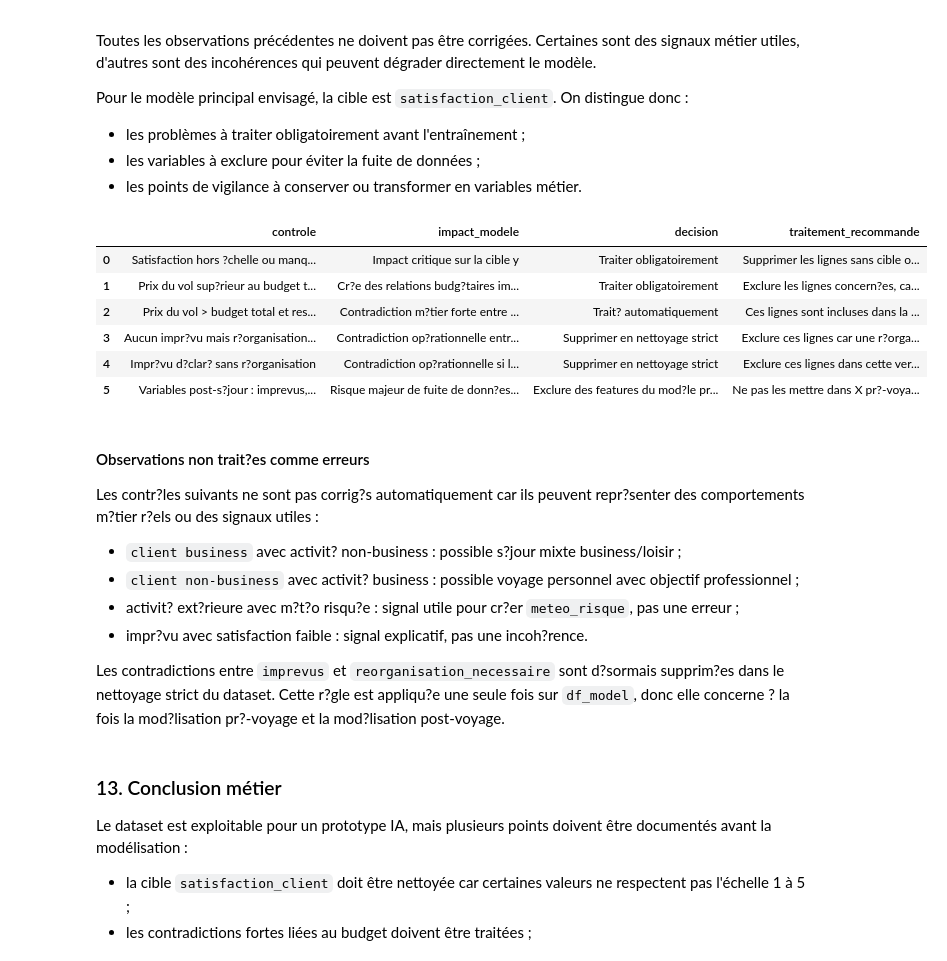
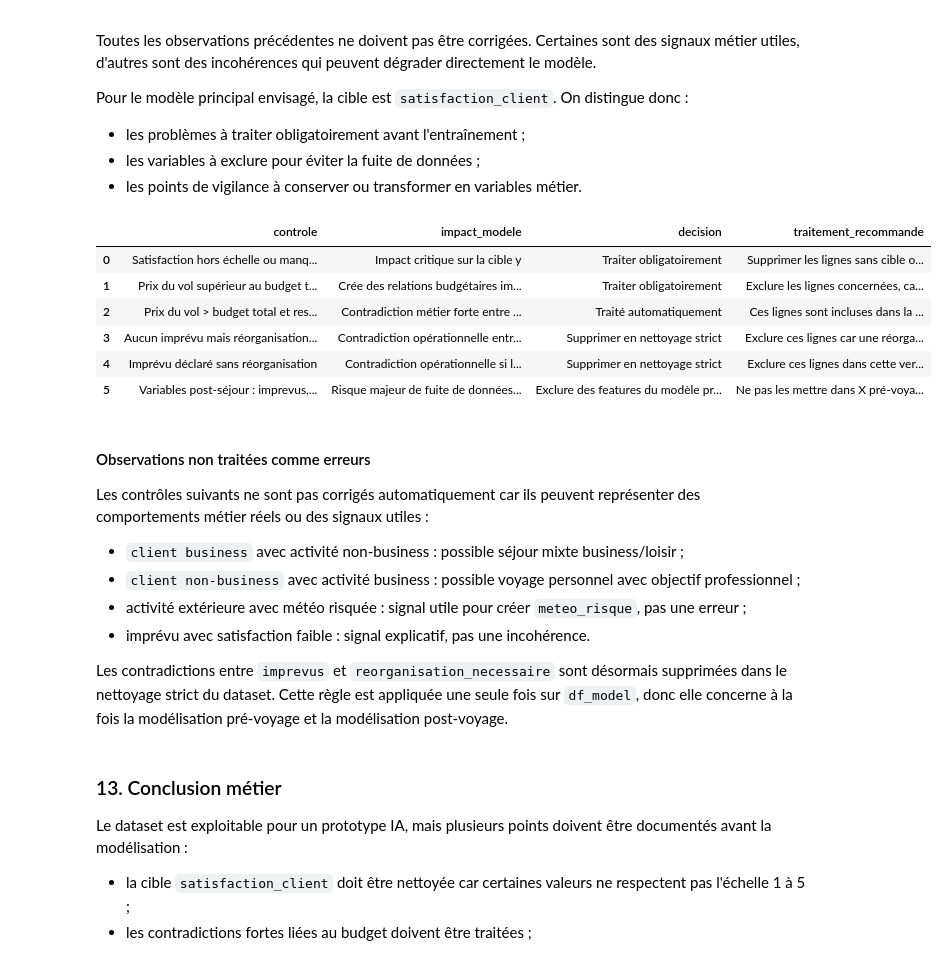
Before and after one commit to Mina-lgtm/projet_ia, a Jupyter notebook: notebooks/00_notebook_final_pre_post_voyage.ipynb, the cells around one changed output. Drawn from its saved outputs; the diff is of its cells as text; code cells hidden in the pictures.

```diff
--- a/notebooks/00_notebook_final_pre_post_voyage.ipynb
+++ b/notebooks/00_notebook_final_pre_post_voyage.ipynb
@@ -1177,65 +1177,65 @@ Pour le modèle principal envisagé, la cible est `satisfaction_client`. On dist
 # %%
 
 selection_traitement_modele = pd.DataFrame([
     {
-        "controle": "Satisfaction hors ?chelle ou manquante",
+        "controle": "Satisfaction hors échelle ou manquante",
         "impact_modele": "Impact critique sur la cible y",
         "decision": "Traiter obligatoirement",
-        "traitement_recommande": "Supprimer les lignes sans cible ou hors ?chelle 1-5, sauf justification m?tier de recodage",
+        "traitement_recommande": "Supprimer les lignes sans cible ou hors échelle 1-5, sauf justification métier de recodage",
     },
     {
-        "controle": "Prix du vol sup?rieur au budget total",
-        "impact_modele": "Cr?e des relations budg?taires impossibles et fausse les ratios",
+        "controle": "Prix du vol supérieur au budget total",
+        "impact_modele": "Crée des relations budgétaires impossibles et fausse les ratios",
         "decision": "Traiter obligatoirement",
-        "traitement_recommande": "Exclure les lignes concern?es, car corriger prix_vol ou budget_total inventerait une information",
+        "traitement_recommande": "Exclure les lignes concernées, car corriger prix_vol ou budget_total inventerait une information",
     },
     {
         "controle": "Prix du vol > budget total et respect_budget = 1",
-        "impact_modele": "Contradiction m?tier forte entre budget et r?sultat",
-        "decision": "Trait? automatiquement",
-        "traitement_recommande": "Ces lignes sont incluses dans la r?gle g?n?rale prix_vol > budget_total et sont donc supprim?es",
+        "impact_modele": "Contradiction métier forte entre budget et résultat",
+        "decision": "Traité automatiquement",
+        "traitement_recommande": "Ces lignes sont incluses dans la règle générale prix_vol > budget_total et sont donc supprimées",
     },
     {
-        "controle": "Aucun impr?vu mais r?organisation n?cessaire",
-        "impact_modele": "Contradiction op?rationnelle entre incident d?clar? et r?organisation",
+        "controle": "Aucun imprévu mais réorganisation nécessaire",
+        "impact_modele": "Contradiction opérationnelle entre incident déclaré et réorganisation",
         "decision": "Supprimer en nettoyage strict",
-        "traitement_recommande": "Exclure ces lignes car une r?organisation sans impr?vu d?clar? rend l'historique incoh?rent",
+        "traitement_recommande": "Exclure ces lignes car une réorganisation sans imprévu déclaré rend l'historique incohérent",
     },
     {
-        "controle": "Impr?vu d?clar? sans r?organisation",
-        "impact_modele": "Contradiction op?rationnelle si l'on consid?re tout impr?vu comme n?cessitant une action",
+        "controle": "Imprévu déclaré sans réorganisation",
+        "impact_modele": "Contradiction opérationnelle si l'on considère tout imprévu comme nécessitant une action",
         "decision": "Supprimer en nettoyage strict",
-        "traitement_recommande": "Exclure ces lignes dans cette version stricte du dataset ; documenter que ce choix r?duit le volume disponible",
+        "traitement_recommande": "Exclure ces lignes dans cette version stricte du dataset ; documenter que ce choix réduit le volume disponible",
     },
     {
-        "controle": "Variables post-s?jour : imprevus, reorganisation_necessaire, respect_budget, retour_client",
-        "impact_modele": "Risque majeur de fuite de donn?es si la pr?diction est faite avant le d?part",
-        "decision": "Exclure des features du mod?le pr?-voyage ; autoriser selon l'objectif post-voyage",
-        "traitement_recommande": "Ne pas les mettre dans X pr?-voyage ; les utiliser seulement dans le mod?le post-voyage explicatif valid?",
+        "controle": "Variables post-séjour : imprevus, reorganisation_necessaire, respect_budget, retour_client",
+        "impact_modele": "Risque majeur de fuite de données si la prédiction est faite avant le départ",
+        "decision": "Exclure des features du modèle pré-voyage ; autoriser selon l'objectif post-voyage",
+        "traitement_recommande": "Ne pas les mettre dans X pré-voyage ; les utiliser seulement dans le modèle post-voyage explicatif validé",
     },
 ])
 
 display(selection_traitement_modele)
 # %% [output]
 |  | controle | impact_modele | decision | traitement_recommande |
-| 0 | Satisfaction hors ?chelle ou manq... | Impact critique sur la cible y | Traiter obligatoirement | Supprimer les lignes sans cible o... |
-| 1 | Prix du vol sup?rieur au budget t... | Cr?e des relations budg?taires im... | Traiter obligatoirement | Exclure les lignes concern?es, ca... |
-| 2 | Prix du vol > budget total et res... | Contradiction m?tier forte entre ... | Trait? automatiquement | Ces lignes sont incluses dans la ... |
-| 3 | Aucun impr?vu mais r?organisation... | Contradiction op?rationnelle entr... | Supprimer en nettoyage strict | Exclure ces lignes car une r?orga... |
-| 4 | Impr?vu d?clar? sans r?organisation | Contradiction op?rationnelle si l... | Supprimer en nettoyage strict | Exclure ces lignes dans cette ver... |
-| 5 | Variables post-s?jour : imprevus,... | Risque majeur de fuite de donn?es... | Exclure des features du mod?le pr... | Ne pas les mettre dans X pr?-voya... |
+| 0 | Satisfaction hors échelle ou manq... | Impact critique sur la cible y | Traiter obligatoirement | Supprimer les lignes sans cible o... |
+| 1 | Prix du vol supérieur au budget t... | Crée des relations budgétaires im... | Traiter obligatoirement | Exclure les lignes concernées, ca... |
+| 2 | Prix du vol > budget total et res... | Contradiction métier forte entre ... | Traité automatiquement | Ces lignes sont incluses dans la ... |
+| 3 | Aucun imprévu mais réorganisation... | Contradiction opérationnelle entr... | Supprimer en nettoyage strict | Exclure ces lignes car une réorga... |
+| 4 | Imprévu déclaré sans réorganisation | Contradiction opérationnelle si l... | Supprimer en nettoyage strict | Exclure ces lignes dans cette ver... |
+| 5 | Variables post-séjour : imprevus,... | Risque majeur de fuite de données... | Exclure des features du modèle pr... | Ne pas les mettre dans X pré-voya... |
 # %% [markdown]
 
-#### Observations non trait?es comme erreurs
+#### Observations non traitées comme erreurs
 
-Les contr?les suivants ne sont pas corrig?s automatiquement car ils peuvent repr?senter des comportements m?tier r?els ou des signaux utiles :
+Les contrôles suivants ne sont pas corrigés automatiquement car ils peuvent représenter des comportements métier réels ou des signaux utiles :
 
-- `client business` avec activit? non-business : possible s?jour mixte business/loisir ;
-- `client non-business` avec activit? business : possible voyage personnel avec objectif professionnel ;
-- activit? ext?rieure avec m?t?o risqu?e : signal utile pour cr?er `meteo_risque`, pas une erreur ;
-- impr?vu avec satisfaction faible : signal explicatif, pas une incoh?rence.
+- `client business` avec activité non-business : possible séjour mixte business/loisir ;
+- `client non-business` avec activité business : possible voyage personnel avec objectif professionnel ;
+- activité extérieure avec météo risquée : signal utile pour créer `meteo_risque`, pas une erreur ;
+- imprévu avec satisfaction faible : signal explicatif, pas une incohérence.
 
-Les contradictions entre `imprevus` et `reorganisation_necessaire` sont d?sormais supprim?es dans le nettoyage strict du dataset. Cette r?gle est appliqu?e une seule fois sur `df_model`, donc elle concerne ? la fois la mod?lisation pr?-voyage et la mod?lisation post-voyage.
+Les contradictions entre `imprevus` et `reorganisation_necessaire` sont désormais supprimées dans le nettoyage strict du dataset. Cette règle est appliquée une seule fois sur `df_model`, donc elle concerne à la fois la modélisation pré-voyage et la modélisation post-voyage.
 # %% [markdown]
 ### 13. Conclusion métier
 
```
Also changed, not shown: parts of 66 cells of this notebook.
